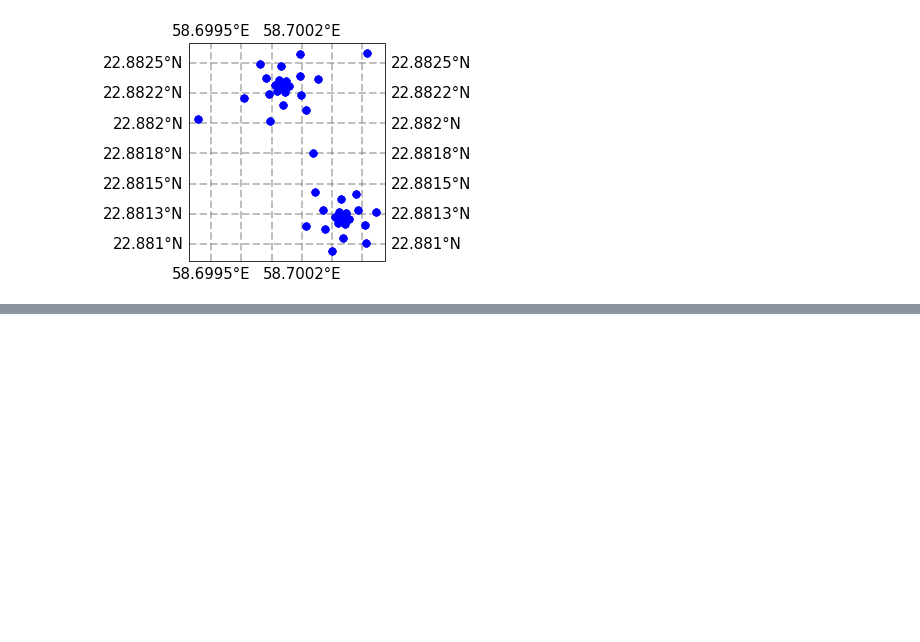
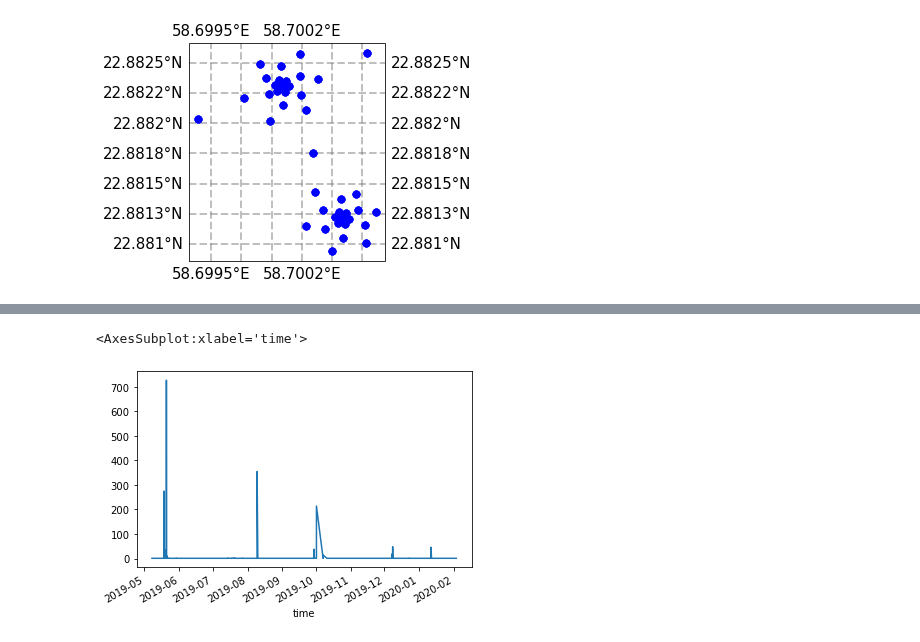
Before and after one commit to SerpRateAI/boreholeAcoustics, a Jupyter notebook: RESULTS-BA1B.ipynb, the cells around one changed output, grey strips where cells are left out. Drawn from its saved outputs; the diff is of its cells as text; code cells hidden in the pictures; blank space fills up the shorter version.

```diff
--- a/RESULTS-BA1B.ipynb
+++ b/RESULTS-BA1B.ipynb
@@ -57,0 +97,5 @@ To detect the bubble cavitation events, we develop a template matching (matched
+# %%
+df.rolling(window='30min').sum()['ones'].plot()
+# %% [output]
+<AxesSubplot:xlabel='time'>
+[figure, added]
```
Also changed, not shown: parts of 4 cells of this notebook.
